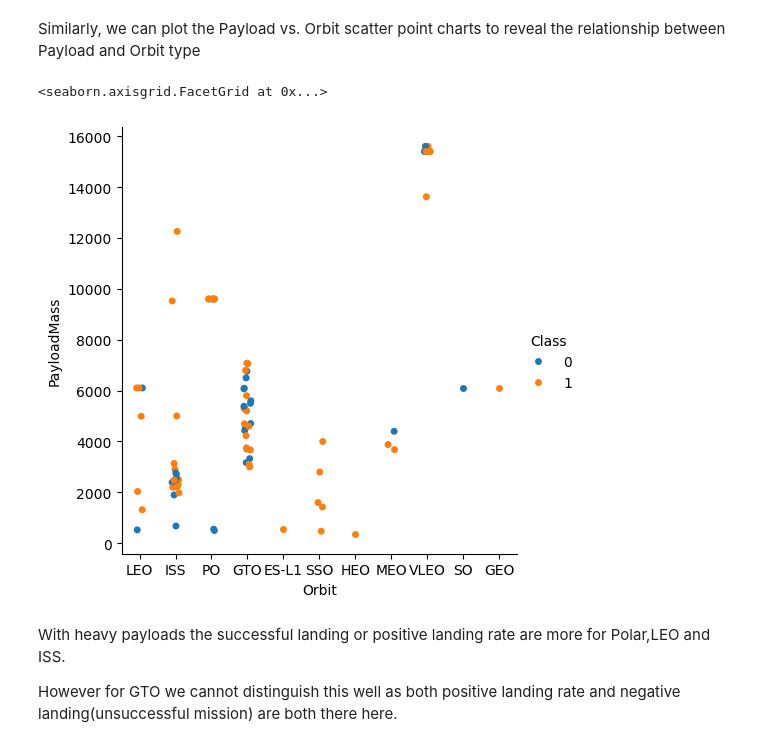
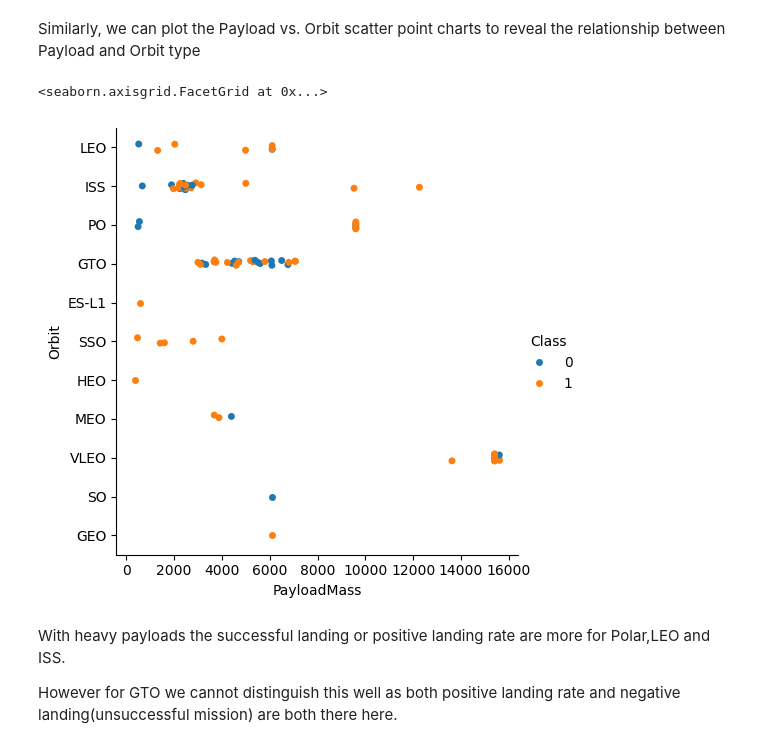
Before and after one commit to zswlx/testrepro, a Jupyter notebook: wk2-jupyter-labs-eda-dataviz.ipynb.jupyterlite.ipynb, the cells around one changed output. Drawn from its saved outputs; the diff is of its cells as text; code cells hidden in the pictures.

```diff
--- a/wk2-jupyter-labs-eda-dataviz.ipynb.jupyterlite.ipynb
+++ b/wk2-jupyter-labs-eda-dataviz.ipynb.jupyterlite.ipynb
@@ -150,10 +149,10 @@ You should see that in the LEO orbit the Success appears related to the number o
 Similarly, we can plot the Payload vs. Orbit scatter point charts to reveal the relationship between Payload and Orbit type
 # %%
 # Plot a scatter point chart with x axis to be Payload and y axis to be the Orbit, and hue to be the class value
-sns.catplot(x='Orbit', y='PayloadMass', hue='Class',data=df)
+sns.catplot(y='Orbit', x='PayloadMass', hue='Class',data=df)
 # %% [output]
 <seaborn.axisgrid.FacetGrid at 0x...>
-[figure, old version]
+[figure, new version]
 # %% [markdown]
 With heavy payloads the successful landing or positive landing rate are more for Polar,LEO and ISS.
 
```
Also changed, not shown: parts of 3 cells of this notebook.
